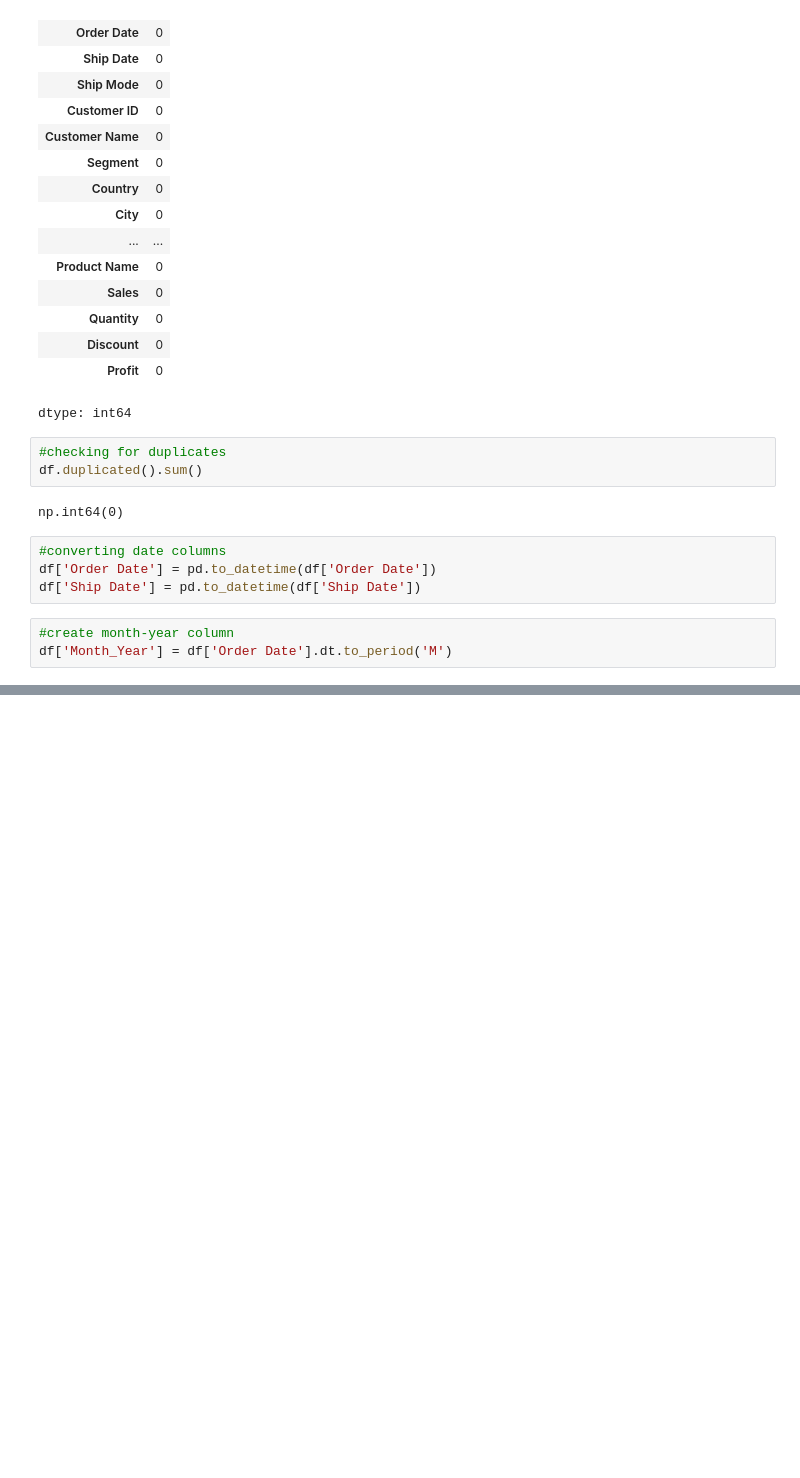
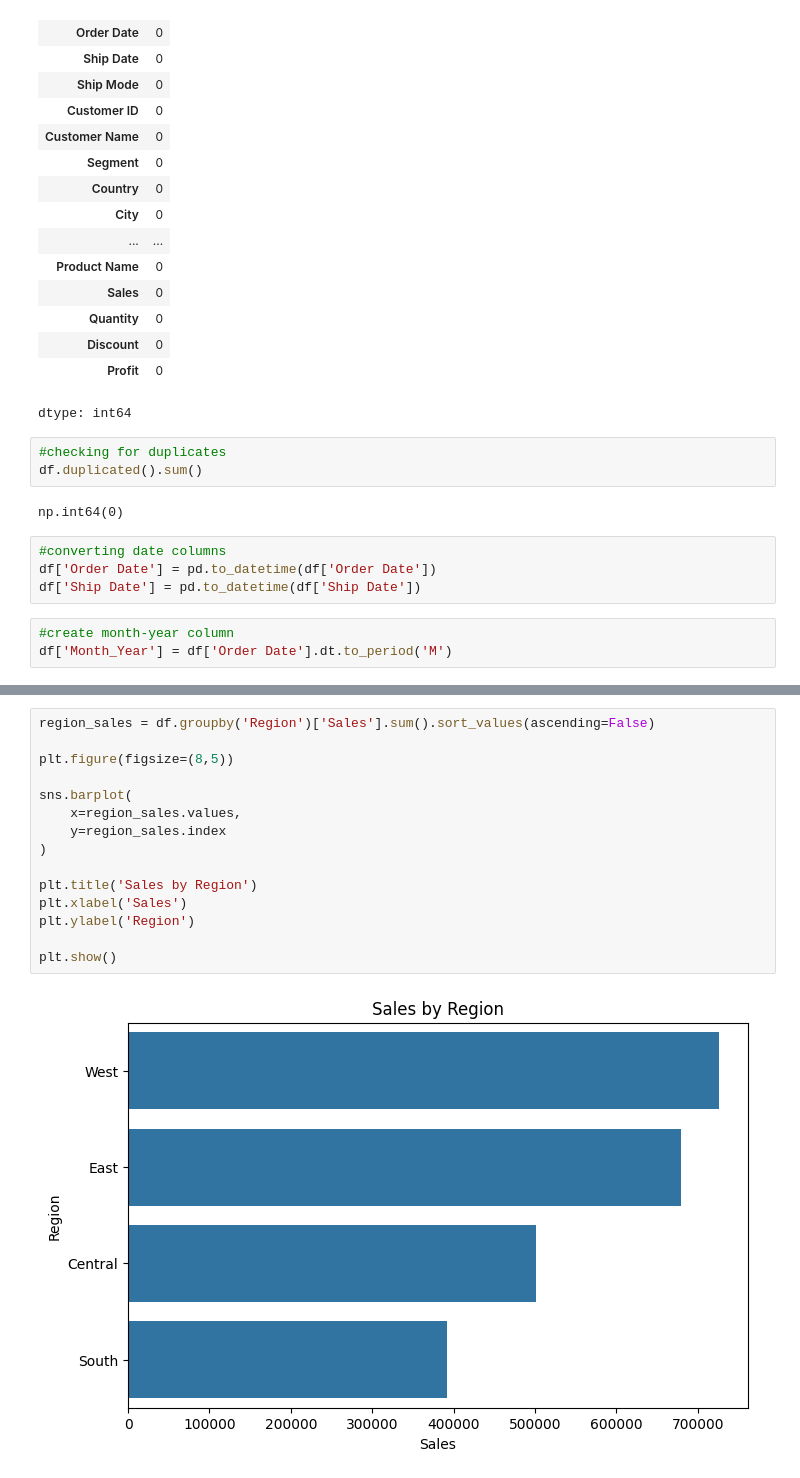
Before and after one commit to akshara-git17/synent-task5-sales-data-analysis-akshara_dave, a Jupyter notebook: Task5_Sales_Data_Analysis.ipynb, the cells around one changed output, grey strips where cells are left out. Saved outputs shown, nothing was run; the diff lists cells and outputs as text; blank space fills up the shorter version.

```diff
--- a/Task5_Sales_Data_Analysis.ipynb
+++ b/Task5_Sales_Data_Analysis.ipynb
@@ -171,0 +244,17 @@ df['Month_Year'] = df['Order Date'].dt.to_period('M')
+# %%
+region_sales = df.groupby('Region')['Sales'].sum().sort_values(ascending=False)
+
+plt.figure(figsize=(8,5))
+
+sns.barplot(
+    x=region_sales.values,
+    y=region_sales.index
+)
+
+plt.title('Sales by Region')
+plt.xlabel('Sales')
+plt.ylabel('Region')
+
+plt.show()
+# %% [output]
+[figure, added]
```
Also changed, not shown: parts of 30 cells of this notebook.
